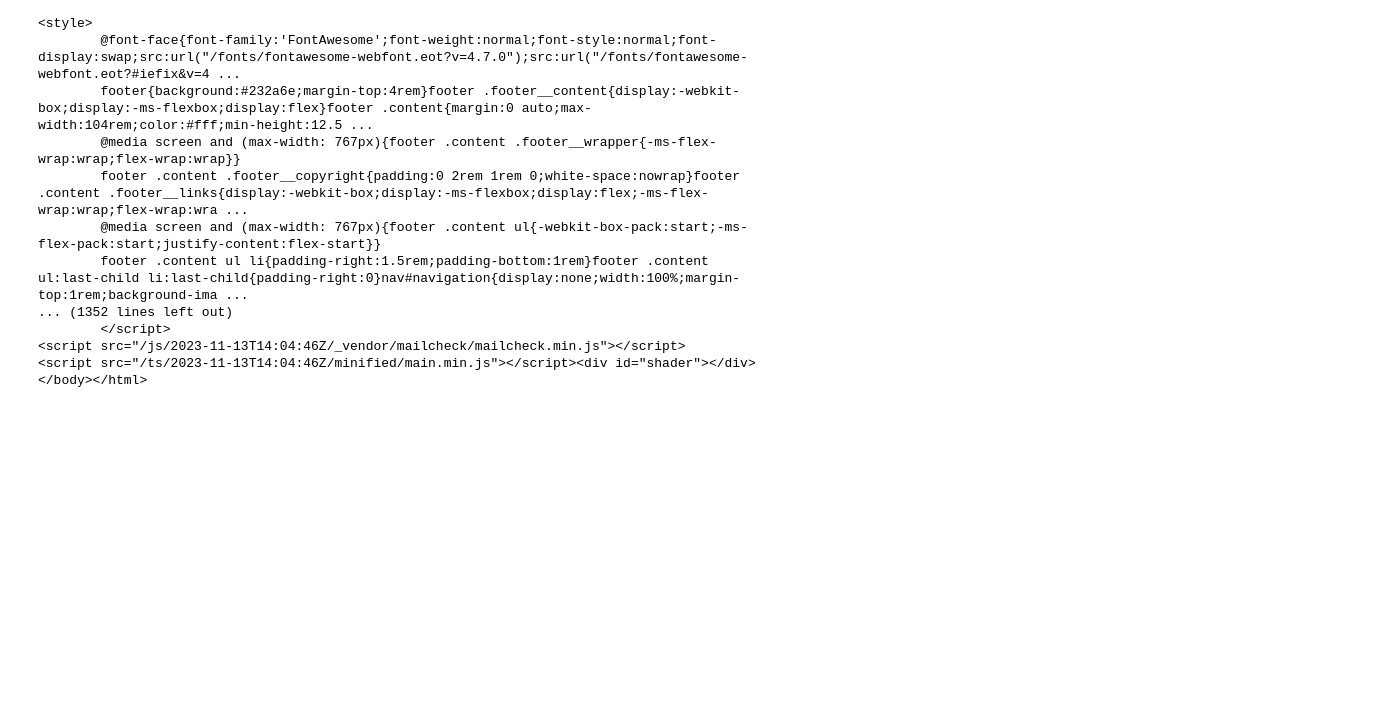
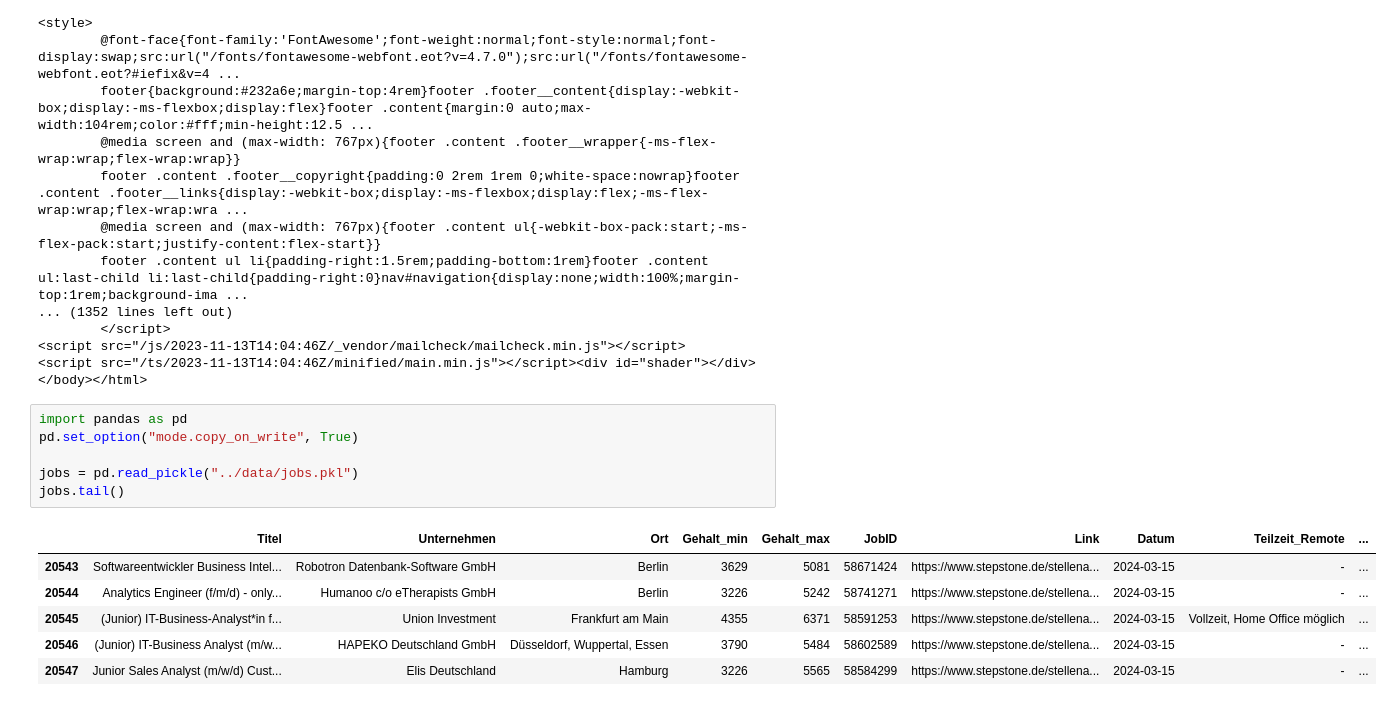
Before and after one commit to tim-hilde/Data-Science-Jobs, a Jupyter notebook: notebooks/debug.ipynb, the cells around one changed output. Cells and saved outputs as stored; diff of their text form; blank space fills up the shorter version.

```diff
--- a/notebooks/debug.ipynb
+++ b/notebooks/debug.ipynb
@@ -273,3 +273,16 @@ soup_object
 <script src="/js/2023-11-13T14:04:46Z/_vendor/mailcheck/mailcheck.min.js"></script>
 <script src="/ts/2023-11-13T14:04:46Z/minified/main.min.js"></script><div id="shader"></div>
 </body></html>
+# %%
+import pandas as pd
+pd.set_option("mode.copy_on_write", True)
+
+jobs = pd.read_pickle("../data/jobs.pkl")
+jobs.tail()
+# %% [output]
+|  | Titel | Unternehmen | Ort | Gehalt_min | Gehalt_max | JobID | Link | Datum | Teilzeit_Remote | ... |
+| 20543 | Softwareentwickler Business Intel... | Robotron Datenbank-Software GmbH | Berlin | 3629 | 5081 | 58671424 | https://www.stepstone.de/stellena... | 2024-03-15 | - | ... |
+| 20544 | Analytics Engineer (f/m/d) - only... | Humanoo c/o eTherapists GmbH | Berlin | 3226 | 5242 | 58741271 | https://www.stepstone.de/stellena... | 2024-03-15 | - | ... |
+| 20545 | (Junior) IT-Business-Analyst*in f... | Union Investment | Frankfurt am Main | 4355 | 6371 | 58591253 | https://www.stepstone.de/stellena... | 2024-03-15 | Vollzeit, Home Office möglich | ... |
+| 20546 | (Junior) IT-Business Analyst (m/w... | HAPEKO Deutschland GmbH | Düsseldorf, Wuppertal, Essen | 3790 | 5484 | 58602589 | https://www.stepstone.de/stellena... | 2024-03-15 | - | ... |
+| 20547 | Junior Sales Analyst (m/w/d) Cust... | Elis Deutschland | Hamburg | 3226 | 5565 | 58584299 | https://www.stepstone.de/stellena... | 2024-03-15 | - | ... |
```
Also changed, not shown: parts of 1 cell of this notebook, 6 other files.
